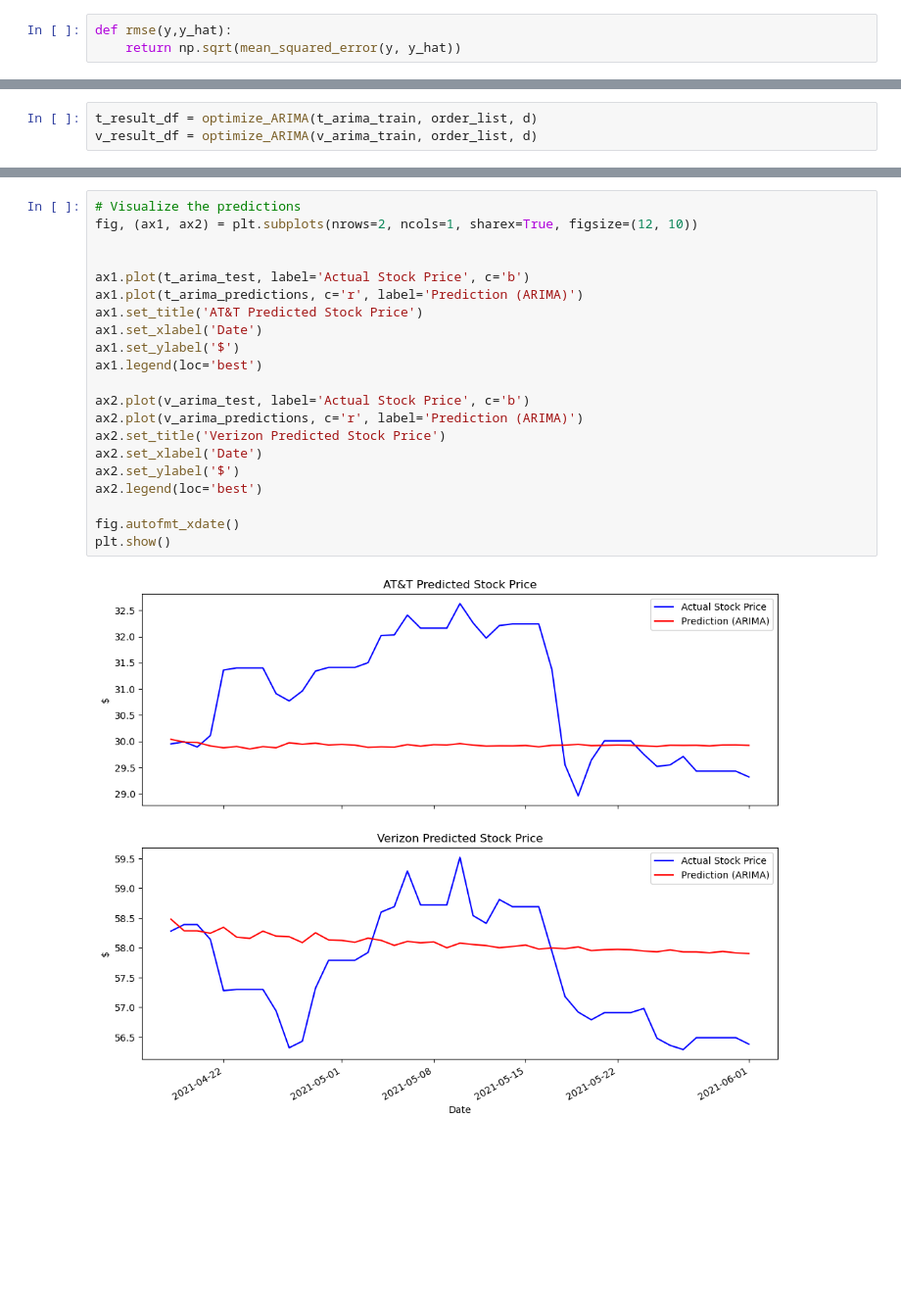
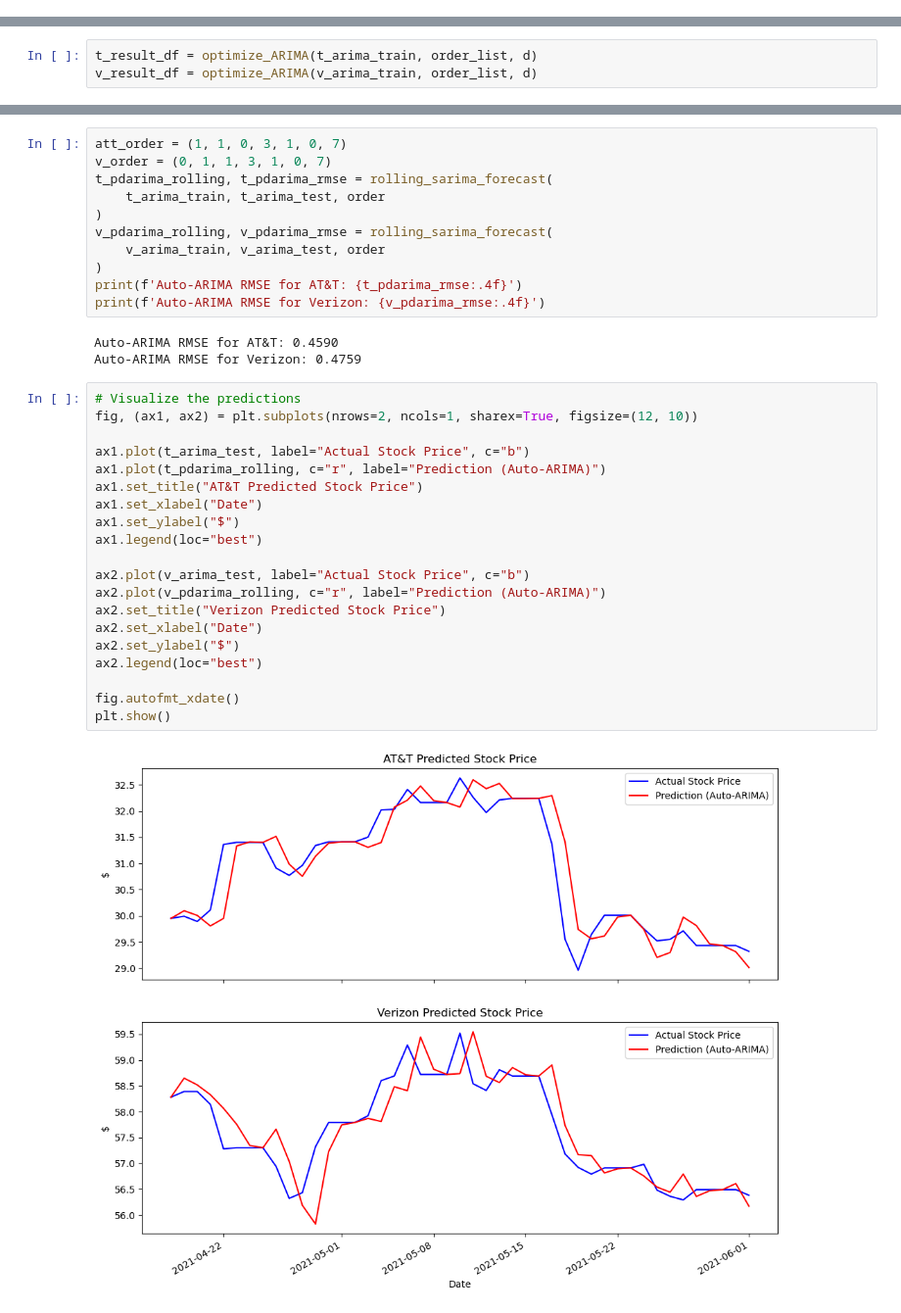
Before and after one commit to tacotuesday/time-series-stock-forecasting, a Jupyter notebook: 02-traditional-analysis/notebooks/traditional_analysis.ipynb, the cells around one changed output, grey strips where cells are left out. Shown at 98% size. Cells and saved outputs as stored; diff of their text form; blank space fills up the shorter version.

```diff
--- a/02-traditional-analysis/notebooks/traditional_analysis.ipynb
+++ b/02-traditional-analysis/notebooks/traditional_analysis.ipynb
@@ -46,7 +52,4 @@ merged_df = merged_df.assign(t_ma_long = merged_df.t_diff.rolling(window=11).mea
 merged_df = merged_df.assign(v_ma_short = merged_df.v_diff.rolling(window=4).mean())
 merged_df = merged_df.assign(v_ma_long = merged_df.v_diff.rolling(window=11).mean())
 merged_df = merged_df.fillna(0)
-# %%
-def rmse(y,y_hat):
-    return np.sqrt(mean_squared_error(y, y_hat))
 # %%
@@ -477,23 +946,36 @@ v_arima_predictions = v_model_fit.predict(start=pred_start, end=pred_end, dynami
+# %%
+att_order = (1, 1, 0, 3, 1, 0, 7)
+v_order = (0, 1, 1, 3, 1, 0, 7)
+t_pdarima_rolling, t_pdarima_rmse = rolling_sarima_forecast(
+    t_arima_train, t_arima_test, order
+)
+v_pdarima_rolling, v_pdarima_rmse = rolling_sarima_forecast(
+    v_arima_train, v_arima_test, order
+)
+print(f'Auto-ARIMA RMSE for AT&T: {t_pdarima_rmse:.4f}')
+print(f'Auto-ARIMA RMSE for Verizon: {v_pdarima_rmse:.4f}')
+# %% [output]
+Auto-ARIMA RMSE for AT&T: 0.4590
+Auto-ARIMA RMSE for Verizon: 0.4759
 # %%
 # Visualize the predictions
 fig, (ax1, ax2) = plt.subplots(nrows=2, ncols=1, sharex=True, figsize=(12, 10))
 
+ax1.plot(t_arima_test, label="Actual Stock Price", c="b")
+ax1.plot(t_pdarima_rolling, c="r", label="Prediction (Auto-ARIMA)")
+ax1.set_title("AT&T Predicted Stock Price")
+ax1.set_xlabel("Date")
+ax1.set_ylabel("$")
+ax1.legend(loc="best")
 
-ax1.plot(t_arima_test, label='Actual Stock Price', c='b')
-ax1.plot(t_arima_predictions, c='r', label='Prediction (ARIMA)')
-ax1.set_title('AT&T Predicted Stock Price')
-ax1.set_xlabel('Date')
-ax1.set_ylabel('$')
-ax1.legend(loc='best')
-
-ax2.plot(v_arima_test, label='Actual Stock Price', c='b')
-ax2.plot(v_arima_predictions, c='r', label='Prediction (ARIMA)')
-ax2.set_title('Verizon Predicted Stock Price')
-ax2.set_xlabel('Date')
-ax2.set_ylabel('$')
-ax2.legend(loc='best')
+ax2.plot(v_arima_test, label="Actual Stock Price", c="b")
+ax2.plot(v_pdarima_rolling, c="r", label="Prediction (Auto-ARIMA)")
+ax2.set_title("Verizon Predicted Stock Price")
+ax2.set_xlabel("Date")
+ax2.set_ylabel("$")
+ax2.legend(loc="best")
 
 fig.autofmt_xdate()
 plt.show()
 # %% [output]
-[figure, old version]
+[figure, new version]
```
Also changed, not shown: parts of 49 cells of this notebook.
